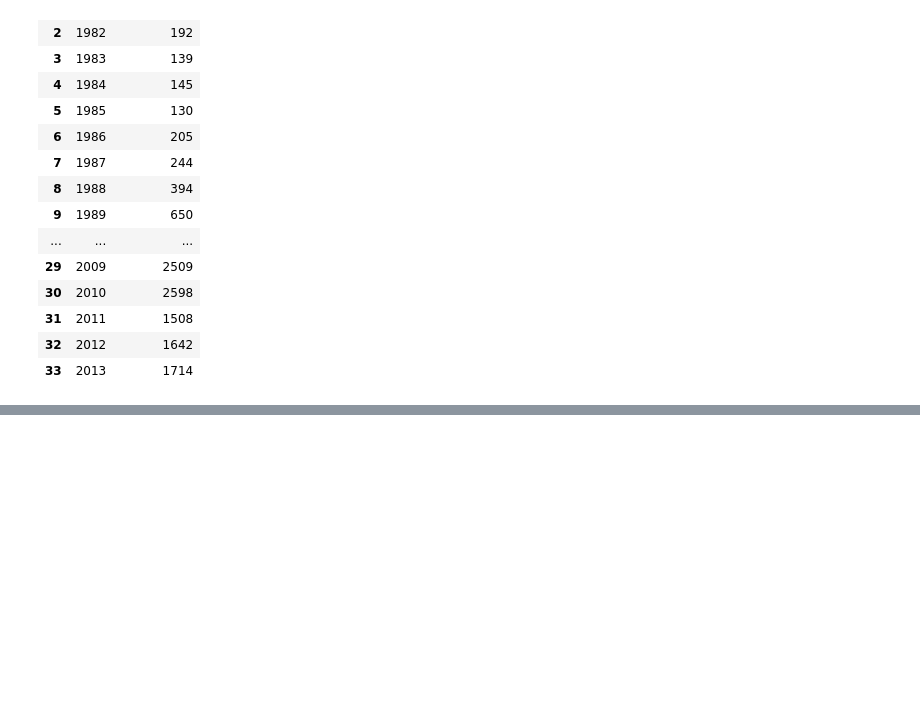
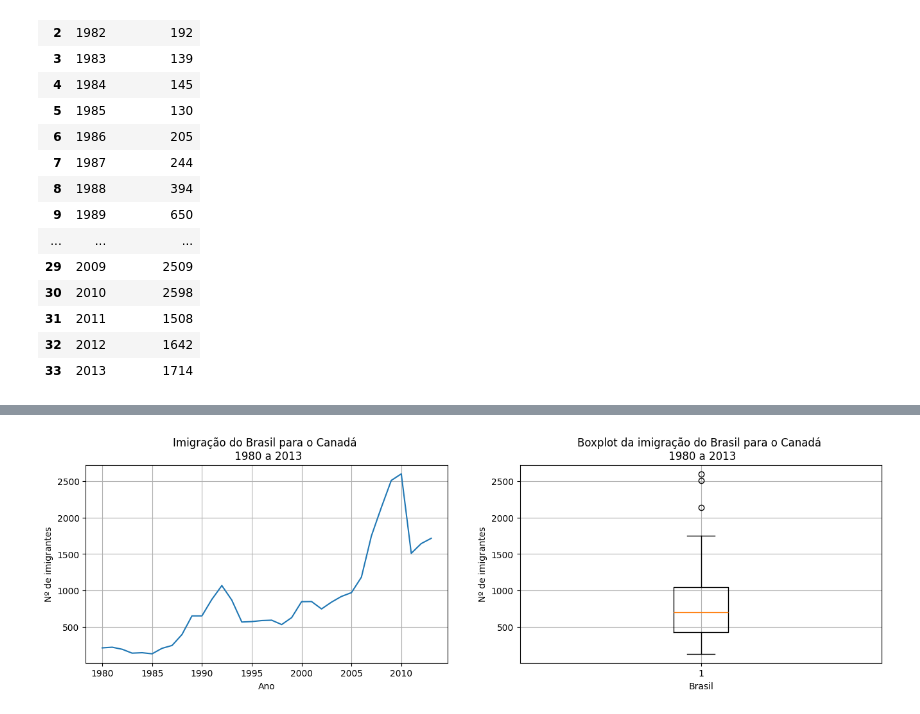
Before and after one commit to naimeaiub/-Data-Visualization---Python, a Jupyter notebook: Aula_1.ipynb, the cells around one changed output, grey strips where cells are left out. Cells and saved outputs as stored; diff of their text form; code cells hidden in the pictures; blank space fills up the shorter version.

```diff
--- a/Aula_1.ipynb
+++ b/Aula_1.ipynb
@@ -74,0 +86,20 @@ plt.show()
+# %%
+fig, ax = plt.subplots(1,2, figsize=(16,4))
+
+ax[0].plot(dados_brasil['ano'], dados_brasil['imigrantes'])
+ax[0].set_title('Imigração do Brasil para o Canadá \n 1980 a 2013')
+ax[0].set_xlabel('Ano')
+ax[0].set_ylabel('Nº de imigrantes')
+ax[0].xaxis.set_major_locator(plt.MultipleLocator(5))
+ax[0].grid()
+
+ax[1].boxplot(dados_brasil['imigrantes'])
+ax[1].set_title('Boxplot da imigração do Brasil para o Canadá \n 1980 a 2013')
+ax[1].set_xlabel('Brasil')
+ax[1].set_ylabel('Nº de imigrantes')
+ax[1].grid()
+
+
+plt.show()
+# %% [output]
+[figure, added]
```
Also changed, not shown: parts of 4 cells of this notebook.
